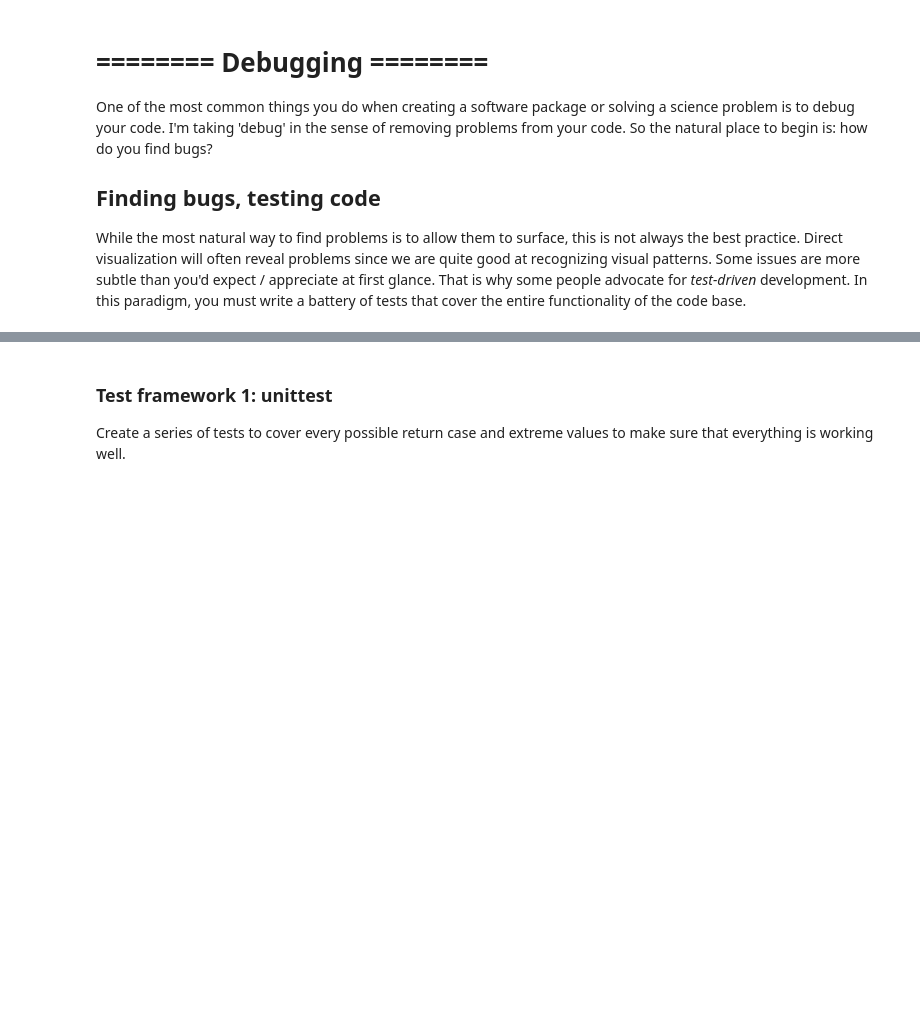
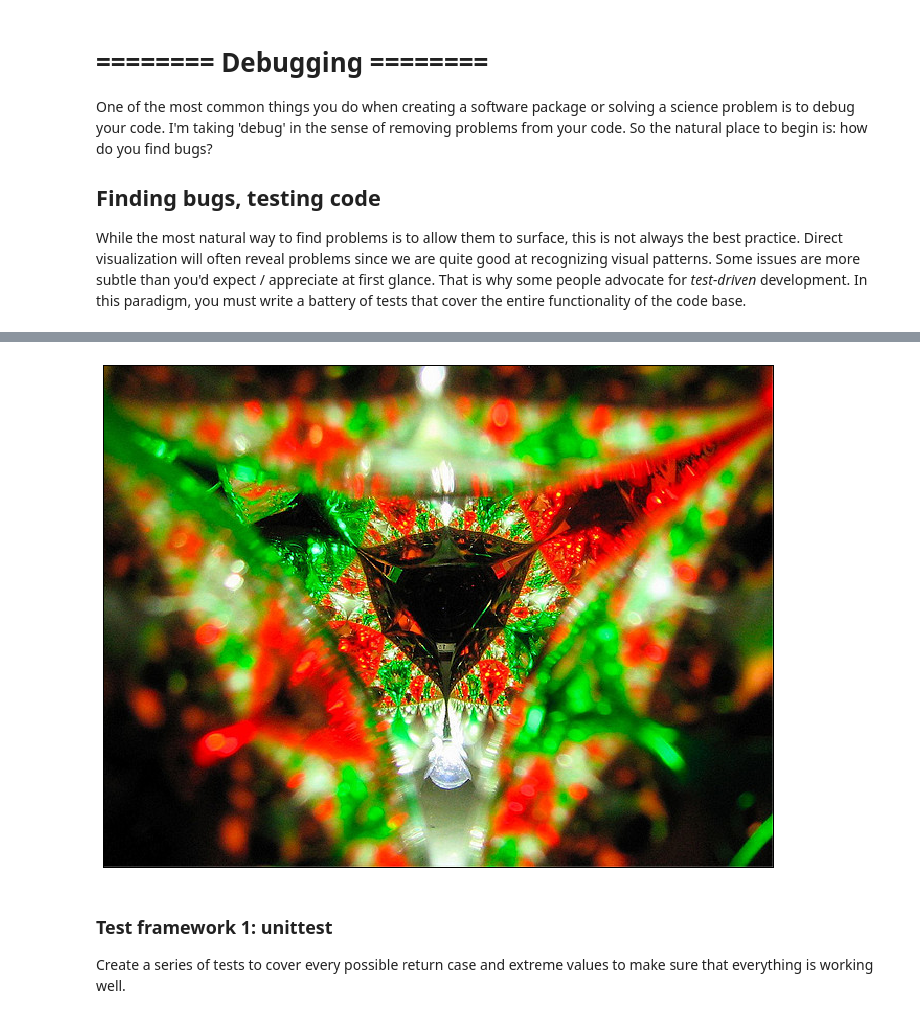
Before and after one commit to mattbierbaum/python-practice, a Jupyter notebook: nbs/practical-aspects.ipynb, the cells around one changed output, grey strips where cells are left out. Saved outputs shown, nothing was run; the diff lists cells and outputs as text; code cells hidden in the pictures; blank space fills up the shorter version.

```diff
--- a/nbs/practical-aspects.ipynb
+++ b/nbs/practical-aspects.ipynb
@@ -181,4 +192,8 @@ Chaos is very generic property of dynamical systems usually characterized by sen
 Christmas ball fractal (src: http://www.evilmadscientist.com/2006/christmas-chaos/)
 
 To study this system, we essentially need to propogate light by finding the intersection of lines and circles (for the 2D case).  Such a function may look like:
+# %%
+display('./wada.png')
+# %% [output]
+[figure, added]
 # %%
```
Also changed, not shown: parts of 8 cells of this notebook, 4 other files.
